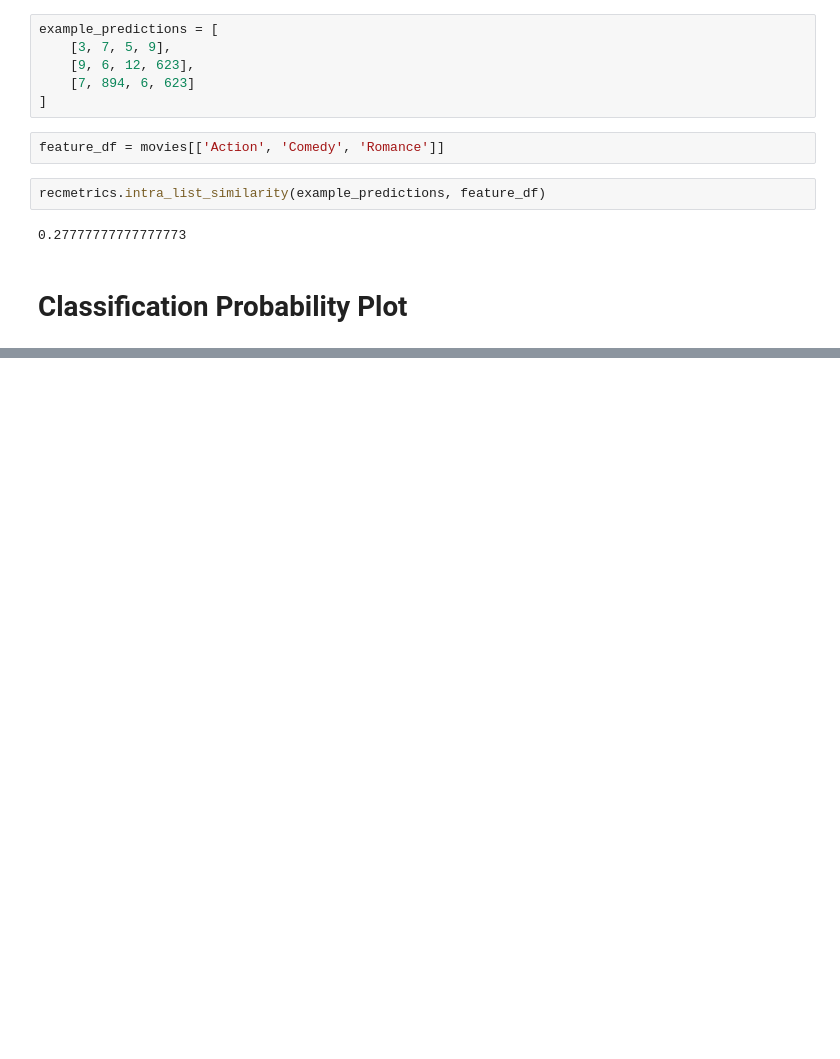
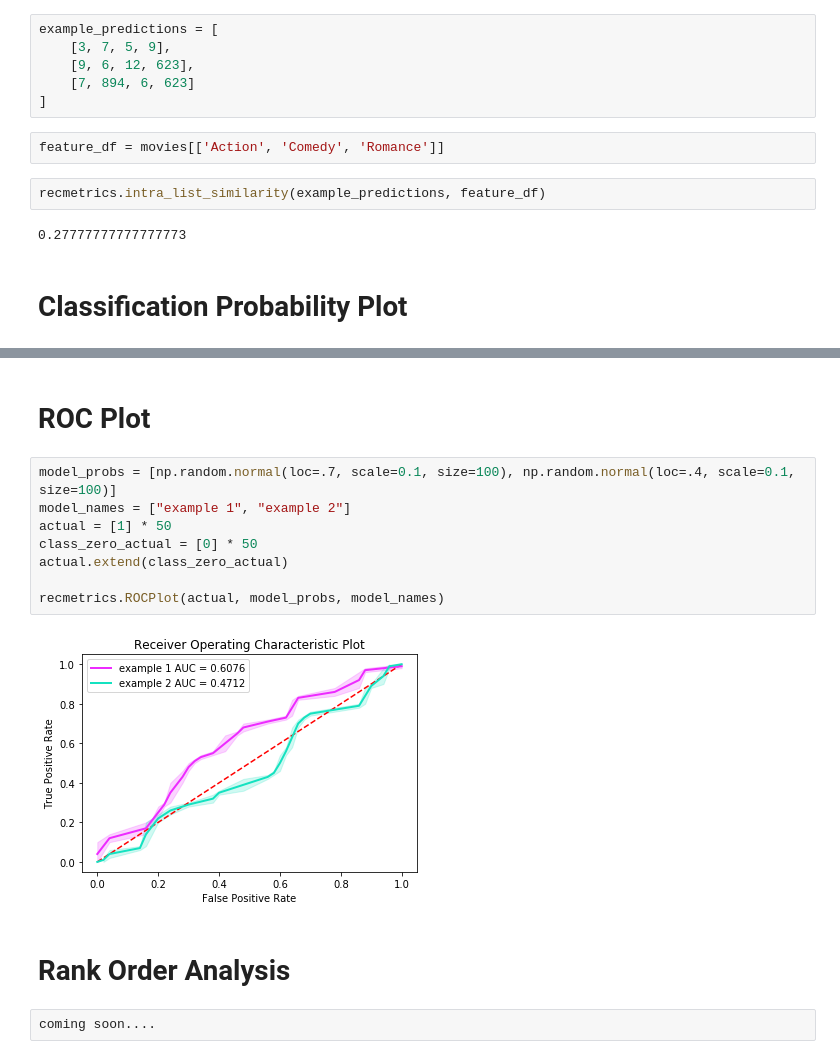
Before and after one commit to statisticianinstilettos/recmetrics, a Jupyter notebook: example.ipynb, the cells around one changed output, grey strips where cells are left out. Drawn from its saved outputs; the diff is of its cells as text; blank space fills up the shorter version.

```diff
--- a/example.ipynb
+++ b/example.ipynb
@@ -314,0 +315,16 @@ recmetrics.ClassDistributionPlot(pred_df, .6)
+# %% [markdown]
+# ROC Plot
+# %%
+model_probs = [np.random.normal(loc=.7, scale=0.1, size=100), np.random.normal(loc=.4, scale=0.1, size=100)]
+model_names = ["example 1", "example 2"]
+actual = [1] * 50
+class_zero_actual = [0] * 50
+actual.extend(class_zero_actual)
+
+recmetrics.ROCPlot(actual, model_probs, model_names)
+# %% [output]
+[figure, added]
+# %% [markdown]
+# Rank Order Analysis
+# %%
+coming soon....
```
Also changed, not shown: parts of 12 cells of this notebook, 5 other files.
